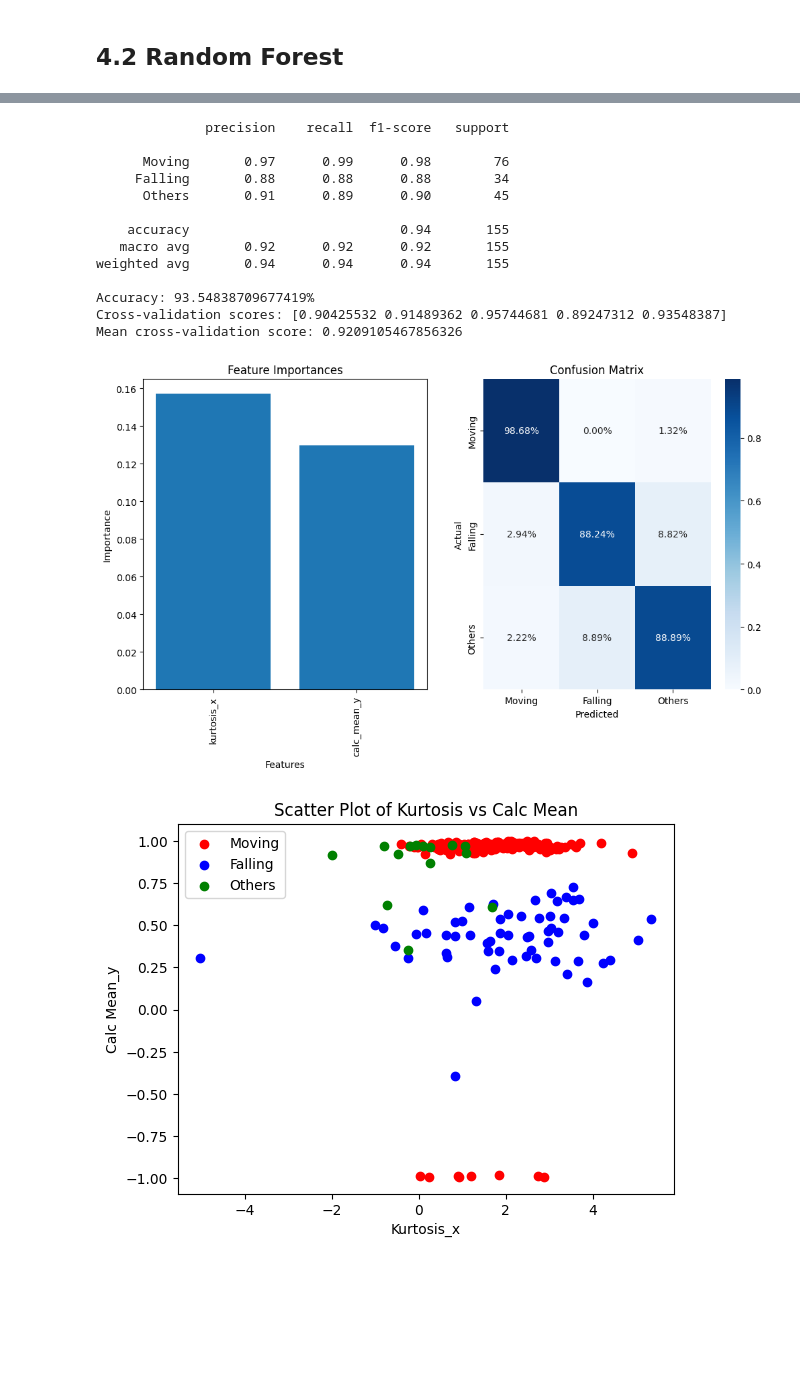
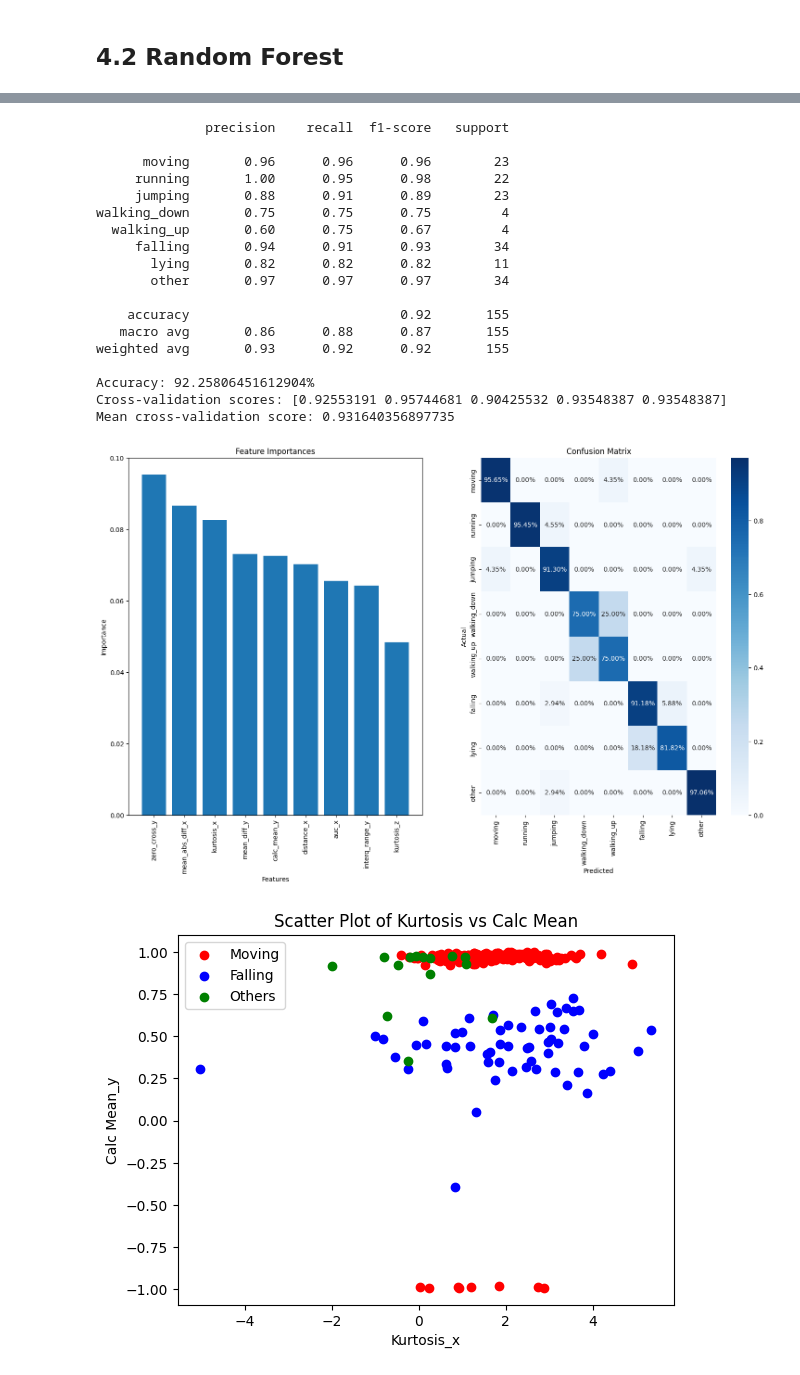
Before and after one commit to SmearyTundra/slhd-challenge, a Jupyter notebook: notebooks/challenge-1-project copy.ipynb, the cells around one changed output, grey strips where cells are left out. Saved outputs shown, nothing was run; the diff lists cells and outputs as text; code cells hidden in the pictures; blank space fills up the shorter version.

```diff
--- a/notebooks/challenge-1-project copy.ipynb
+++ b/notebooks/challenge-1-project copy.ipynb
@@ -23,15 +23,17 @@ data = pd.read_csv('../data/files.csv')
 
 # Loop through each file in the Train2 directory and append the data to df_list
 i = 0
-for filename in os.listdir('../data/Train2'):
+for filename in data['folder']:
     df_list.append(pd.read_csv(os.path.join('../data/Train2',filename),header = None, names = ['x','y','z','time']))
     i = i + 1
 
 # Replace the original class labels with new labels for classification with 3 classes
-labels = data['class'].replace([1,2,3,4,5,6,7,8,9,10],[1,1,1,1,1,2,2,2,3,3])
+# labels = data['class'].replace([1,2,3,4,5,6,7,8,9,10],[1,1,1,1,1,2,2,2,3,3])
+# activities = ['moving', 'falling', 'others']
 
 # Replace the original class labels with new labels for classification with 8 classes
-# data['class'] = data['class'].replace([1,2,3,4,5,6,7,8,9,10],[1,2,3,4,5,6,6,6,7,8])
+labels = data['class'].replace([1,2,3,4,5,6,7,8,9,10],[1,2,3,4,5,6,6,6,7,8])
+activities = ['moving', 'running', 'jumping','walking_down', 'walking_up', 'falling','lying','other']
 # %% [markdown]
 ### Missing values
 We verify that there are no missing values
@@ -184,12 +186,12 @@ Name: time, dtype: float64
 Now that the data is cleaned, let's take a look at the dataset
 # %%
 # Define a color palette
-palette = sns.color_palette('husl', n_colors=3)
+palette = sns.color_palette('husl', n_colors=len(activities))
 
 # Create a color dictionary
-color_dict = dict(zip([1, 2, 3], palette))
+color_dict = dict(zip(range(1,len(activities)+1), palette))
 # Create a figure with three subplots
-fig, axs = plt.subplots(3, 3, figsize=(15, 5))
+fig, axs = plt.subplots(len(activities), 3, figsize=(15, 1.5*len(activities)))
 
 # Plot the data in each subplot
 for i, df in enumerate(df_list):
@@ -201,7 +203,7 @@ for i, df in enumerate(df_list):
 
         axs[0][j].set_title(f'Acceleration vs Time ({["x", "y", "z"][j]} axis)')
 
-    axs[activity_type-1][0].set_ylabel(f'{["Moving", "Falling", "Others"][activity_type-1]}', fontsize=14, rotation=90, labelpad=10)
+    axs[activity_type-1][0].set_ylabel(f'{activities[activity_type-1]}', fontsize=14, rotation=90, labelpad=10)
     axs[activity_type-1][1].set_ylabel('Acceleration')
     axs[activity_type-1][2].set_ylabel('Acceleration')
 # %% [output]
@@ -461,10 +473,6 @@ print(X_train.shape)
 print(X_test.shape)
 print(Y_train.shape)
 print(Y_test.shape)
-
-
-activities = ['moving', 'falling', 'others']
-#activities = ['moving', 'running', 'jumping','waling_down', 'walking_up', 'falling','lying','other']
 # %% [output]
 (313, 24)
 (155, 24)
@@ -678,6 +691,6 @@ plt.show()
 # %%
 # Select the top k features
-k = 2
+k = 9
 top_k_indices = importances.argsort()[::-1][:k]
 top_k_features = X_train.columns[top_k_indices]
 
@@ -690,7 +703,7 @@ y_predict = classifier.predict(X_test[top_k_features])
 
 # Get the classification report
 accuracy = accuracy_score(Y_test, y_predict)*100
-print(classification_report(Y_test, y_predict, target_names=['Moving', 'Falling', 'Others']))
+print(classification_report(Y_test, y_predict, target_names=activities))
 print('Accuracy: ' + str(accuracy) + '%')
 
 # Evaluate the model using cross-validation
@@ -700,42 +713,47 @@ print('Mean cross-validation score:', scores.mean())
 # %% [output]
               precision    recall  f1-score   support
 
-      Moving       0.97      0.99      0.98        76
-     Falling       0.88      0.88      0.88        34
-      Others       0.91      0.89      0.90        45
+      moving       0.96      0.96      0.96        23
+     running       1.00      0.95      0.98        22
+     jumping       0.88      0.91      0.89        23
+walking_down       0.75      0.75      0.75         4
+  walking_up       0.60      0.75      0.67         4
+     falling       0.94      0.91      0.93        34
+       lying       0.82      0.82      0.82        11
+       other       0.97      0.97      0.97        34
 
-    accuracy                           0.94       155
-   macro avg       0.92      0.92      0.92       155
-weighted avg       0.94      0.94      0.94       155
+    accuracy                           0.92       155
+   macro avg       0.86      0.88      0.87       155
+weighted avg       0.93      0.92      0.92       155
 
-Accuracy: 93.54838709677419%
-Cross-validation scores: [0.90425532 0.91489362 0.95744681 0.89247312 0.93548387]
-Mean cross-validation score: 0.9209105467856326
+Accuracy: 92.25806451612904%
+Cross-validation scores: [0.92553191 0.95744681 0.90425532 0.93548387 0.93548387]
+Mean cross-validation score: 0.931640356897735
 # %%
 # Plot the feature importances and confusion matrix side by side
-fig, axs = plt.subplots(ncols=2, figsize=(12, 6))
+fig, axs = plt.subplots(ncols=2, figsize=(18, 10))
 
 # Plot the feature importances
 axs[0].bar(top_k_features, importances[top_k_indices])
 values_list = np.arange(0, k)
 axs[0].xaxis.set_ticks(values_list)
 axs[0].set_xticklabels(top_k_features, rotation=90)
 axs[0].set_xlabel('Features')
 axs[0].set_ylabel('Importance')
 axs[0].set_title('Feature Importances')
 
 # Plot the confusion matrix
 cm = confusion_matrix(Y_test, y_predict, normalize='true')
 sns.heatmap(cm, annot=True, fmt='.2%', cmap='Blues', ax=axs[1])
 axs[1].set_xlabel('Predicted')
 axs[1].set_ylabel('Actual')
 axs[1].set_title('Confusion Matrix')
-axs[1].set_xticklabels(['Moving', 'Falling', 'Others'])
-axs[1].set_yticklabels(['Moving', 'Falling', 'Others'])
+axs[1].set_xticklabels(activities, rotation=90)
+axs[1].set_yticklabels(activities, rotation=90)
 
 plt.show()
 # %% [output]
-[figure, old version]
+[figure, new version]
 # %%
 # Define the x and y variables
 x = np.log(X_train['kurtosis_x'])
```
Also changed, not shown: parts of 12 cells of this notebook, 3 other files.
